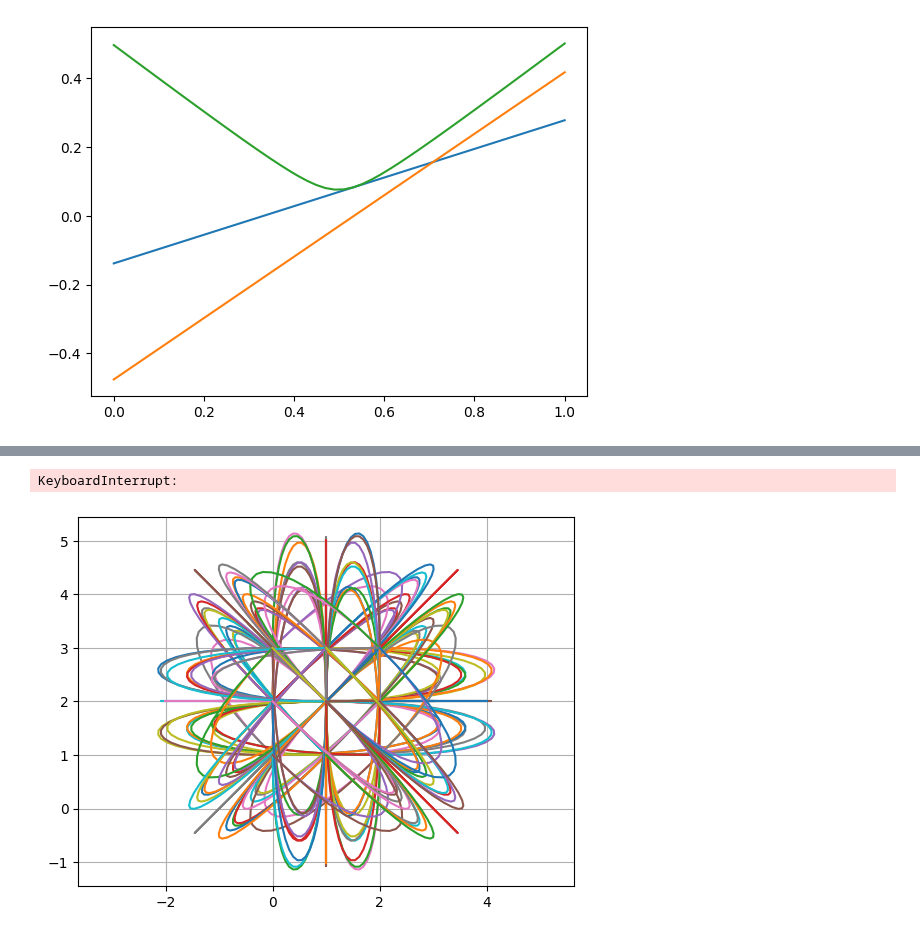
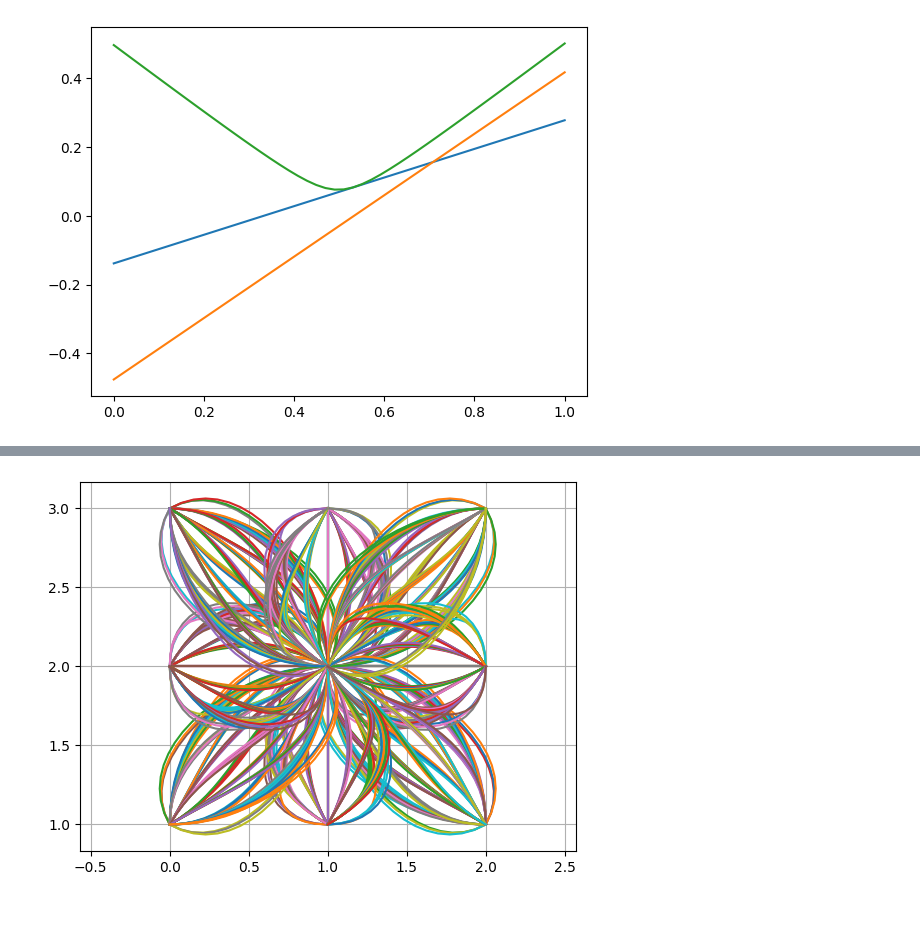
Before and after one commit to arthurrichards77/smply, a Jupyter notebook: grid_states.ipynb, the cells around one changed output, grey strips where cells are left out. Drawn from its saved outputs; the diff is of its cells as text; code cells hidden in the pictures.

```diff
--- a/grid_states.ipynb
+++ b/grid_states.ipynb
@@ -192,23 +214,25 @@ def travel_time(s1,s2):
+# %%
+for (i1,s1) in enumerate(grid_points):
+    if (s1[0],s1[1])!=(1.0,2.0):
+        continue
+    for (i2,s2) in enumerate(grid_points):
+        t12,x,y = travel_time(s1,s2)
+        if t12 < 3.0:
+            plt.plot(x,y,'-')
+plt.axis('equal')
+plt.grid('on')
+plt.show()
+# %% [output]
+[figure, added]
 # %%
+cost_matrix = np.inf*np.ones((num_points,num_points))
+link_matrix = {}
 for (i1,s1) in enumerate(grid_points):
     for (i2,s2) in enumerate(grid_points):
-        t12,_,_ = travel_time(s1,s2)
-        cost_matrix[i1,i2] = t12
+        t12,x,y = travel_time(s1,s2)
+        if t12 < 3.0:
+            cost_matrix[i1,i2] = t12
+            link_matrix[(i1,i2)] = (x,y)
-# %% [output]
-KeyboardInterrupt:
-# %%
-for (i1,s1) in enumerate(grid_points):
-    if (s1[0],s1[1])!=(1.0,2.0):
-        continue
-    for (i2,s2) in enumerate(grid_points):
-        t12,x,y = travel_time(s1,s2)
-        if t12 < 10:
-            plt.plot(x,y,'-')
-plt.axis('equal')
-plt.grid('on')
-plt.show()
-# %% [output]
-[figure, removed]
 # %%
 from scipy.sparse.csgraph import shortest_path
 path_length,predecessors = shortest_path(cost_matrix, return_predecessors=True)
```
Also changed, not shown: parts of 8 cells of this notebook.
